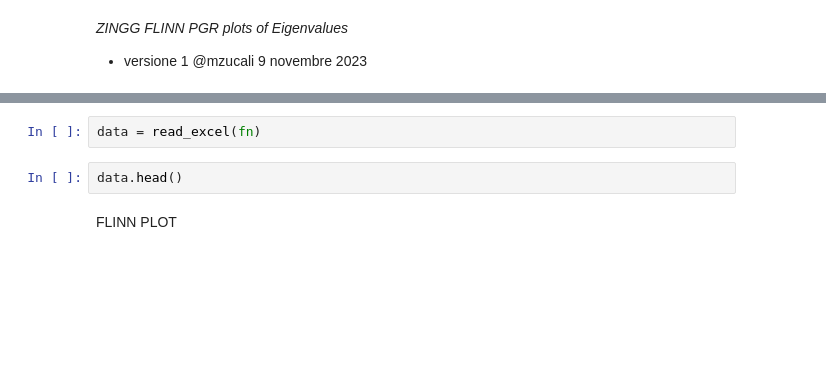
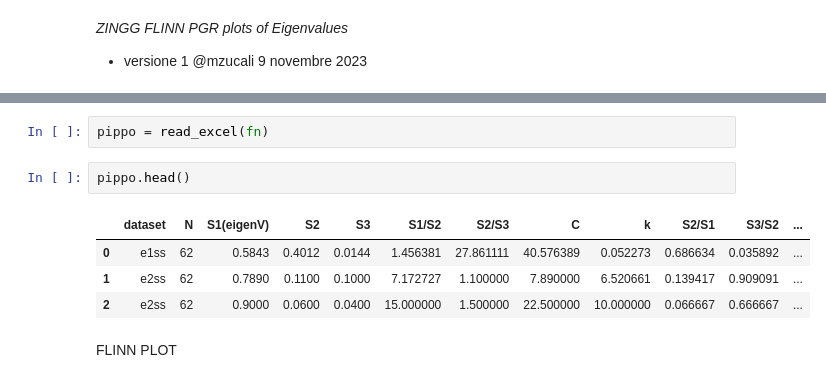
Before and after one commit to mzucali/didactics, a Jupyter notebook: ZinggFlinnPRG_StatsPlots.ipynb, the cells around one changed output, grey strips where cells are left out. Drawn from its saved outputs; the diff is of its cells as text; blank space fills up the shorter version.

```diff
--- a/ZinggFlinnPRG_StatsPlots.ipynb
+++ b/ZinggFlinnPRG_StatsPlots.ipynb
@@ -26,7 +34,12 @@ for fn in uploaded.keys():
 # %%
-data = read_excel(fn)
+pippo = read_excel(fn)
 # %%
-data.head()
+pippo.head()
+# %% [output]
+|  | dataset | N | S1(eigenV) | S2 | S3 | S1/S2 | S2/S3 | C | k | S2/S1 | S3/S2 | ... |
+| 0 | e1ss | 62 | 0.5843 | 0.4012 | 0.0144 | 1.456381 | 27.861111 | 40.576389 | 0.052273 | 0.686634 | 0.035892 | ... |
+| 1 | e2ss | 62 | 0.7890 | 0.1100 | 0.1000 | 7.172727 | 1.100000 | 7.890000 | 6.520661 | 0.139417 | 0.909091 | ... |
+| 2 | e2ss | 62 | 0.9000 | 0.0600 | 0.0400 | 15.000000 | 1.500000 | 22.500000 | 10.000000 | 0.066667 | 0.666667 | ... |
 # %% [markdown]
 FLINN PLOT
 # %%
```
Also changed, not shown: parts of 5 cells of this notebook.
